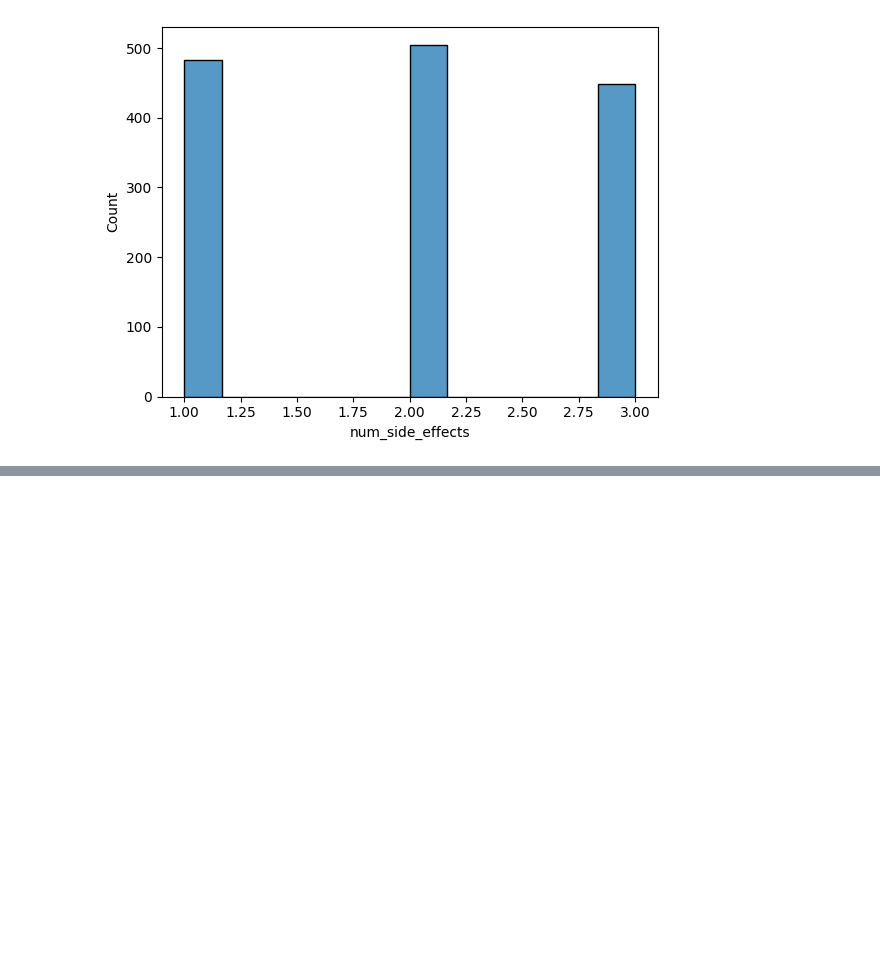
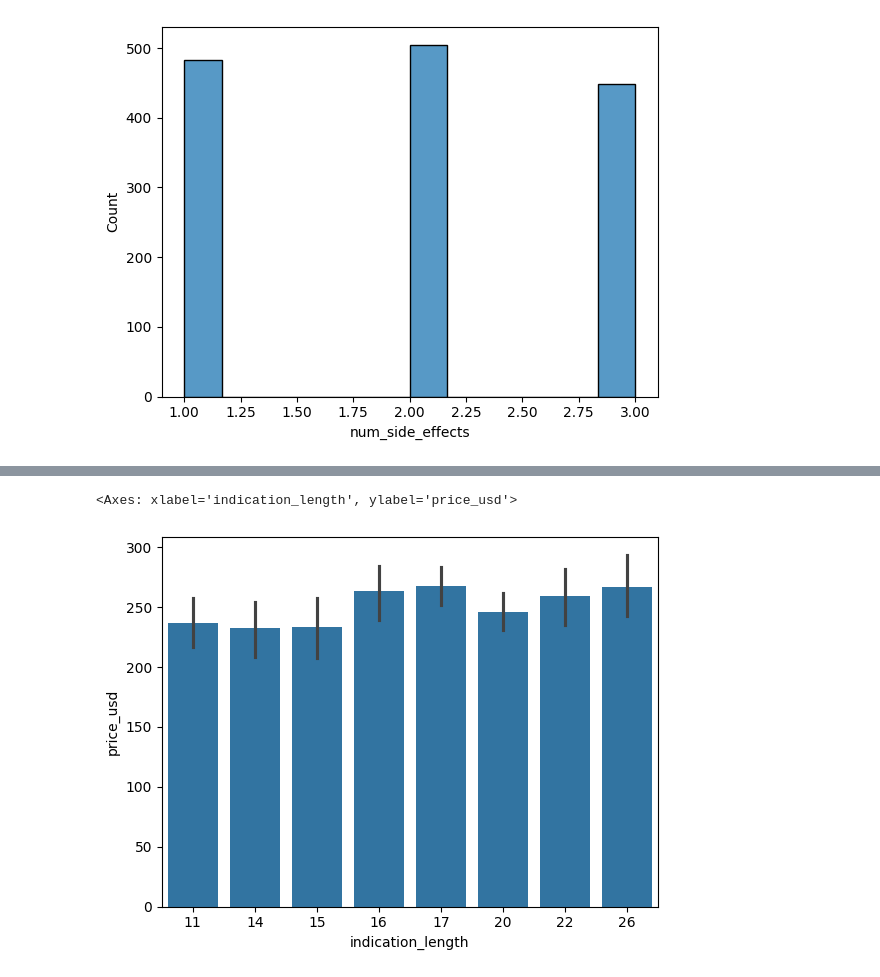
Before and after one commit to palak-verma-0309/drug_data, a Jupyter notebook: main.ipynb, the cells around one changed output, grey strips where cells are left out. Cells and saved outputs as stored; diff of their text form; code cells hidden in the pictures; blank space fills up the shorter version.

```diff
--- a/main.ipynb
+++ b/main.ipynb
@@ -87,0 +93,6 @@ df['risk_score'] = df['num_side_effects'] * df['side_effect_severity'].map({'Mil
+# %%
+df['indication_length'] = df['indications'].astype(str).apply(len)
+sns.barplot(data=df, x='indication_length', y='price_usd')
+# %% [output]
+<Axes: xlabel='indication_length', ylabel='price_usd'>
+[figure, added]
```
Also changed, not shown: parts of 8 cells of this notebook.
